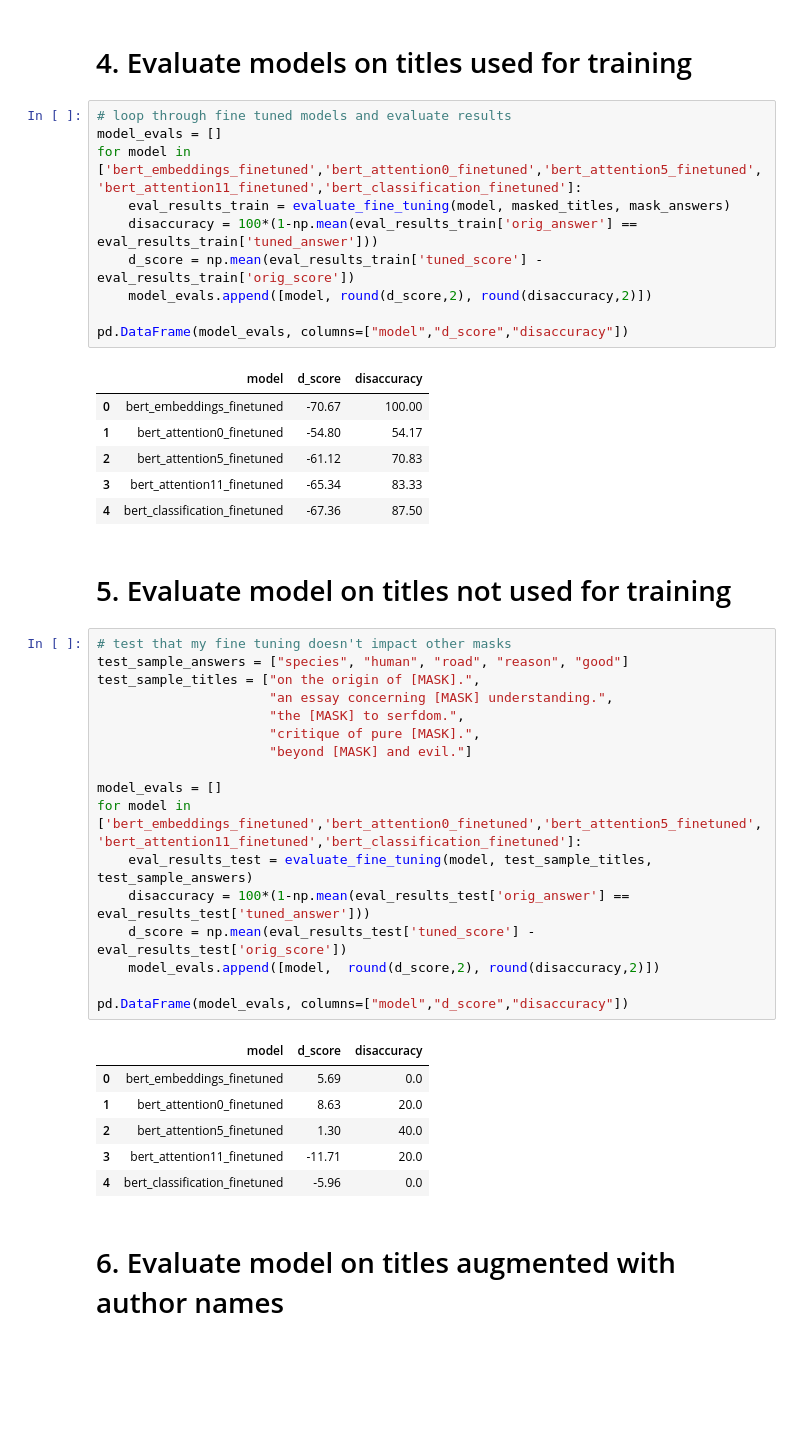
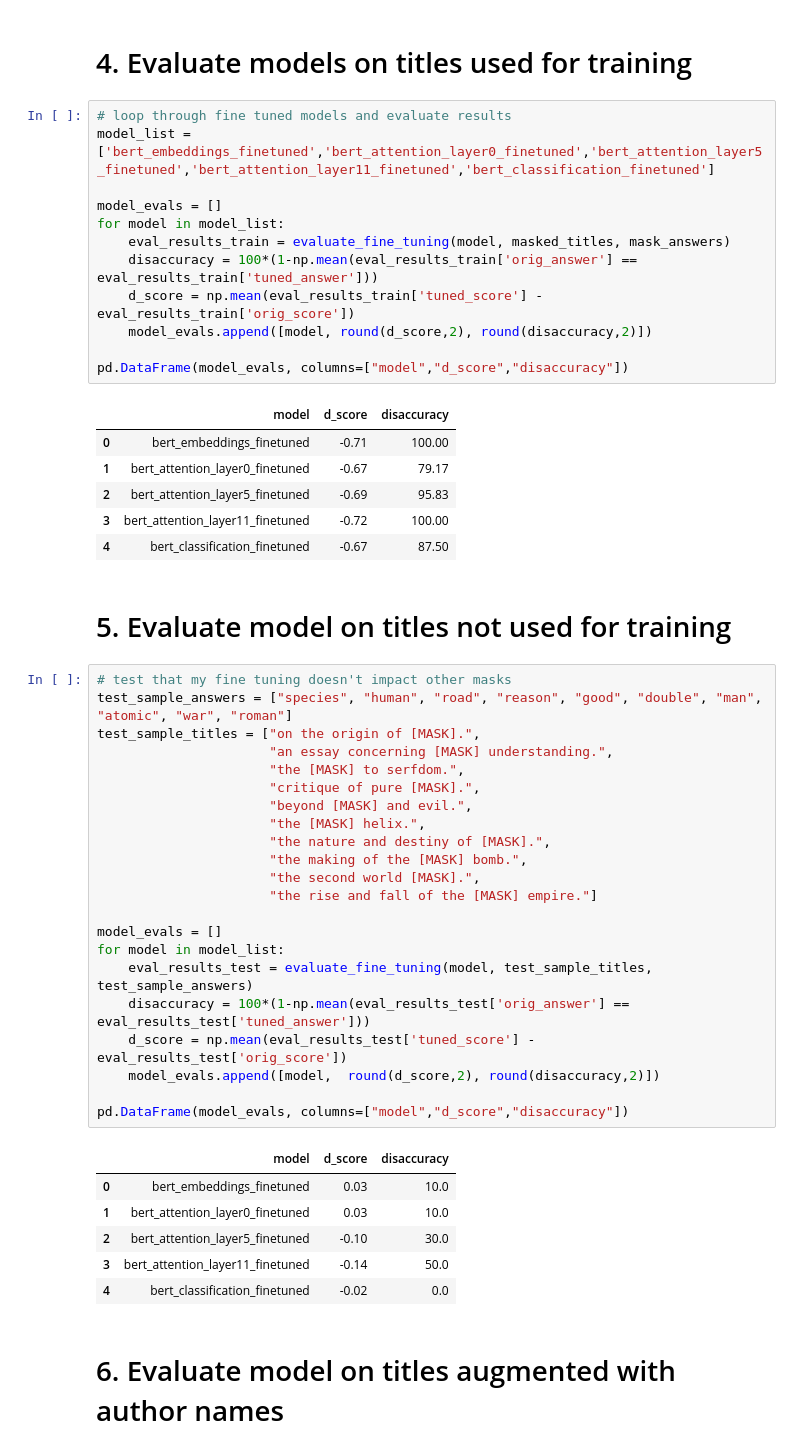
Before and after one commit to pwilczewski/b0rt, a Jupyter notebook: finetuned_model_evaluation.ipynb, the cells around one changed output. Cells and saved outputs as stored; diff of their text form; blank space fills up the shorter version.

Commit message:
modeling update

```diff
--- a/finetuned_model_evaluation.ipynb
+++ b/finetuned_model_evaluation.ipynb
@@ -77,8 +77,10 @@ def evaluate_fine_tuning(ft_model_str, eval_titles, eval_answers):
 # 4. Evaluate models on titles used for training
 # %%
 # loop through fine tuned models and evaluate results
+model_list = ['bert_embeddings_finetuned','bert_attention_layer0_finetuned','bert_attention_layer5_finetuned','bert_attention_layer11_finetuned','bert_classification_finetuned']
+
 model_evals = []
-for model in ['bert_embeddings_finetuned','bert_attention0_finetuned','bert_attention5_finetuned','bert_attention11_finetuned','bert_classification_finetuned']:
+for model in model_list:
     eval_results_train = evaluate_fine_tuning(model, masked_titles, mask_answers)
     disaccuracy = 100*(1-np.mean(eval_results_train['orig_answer'] == eval_results_train['tuned_answer']))
     d_score = np.mean(eval_results_train['tuned_score'] - eval_results_train['orig_score'])
@@ -87,37 +89,42 @@ for model in ['bert_embeddings_finetuned','bert_attention0_finetuned','bert_atte
 pd.DataFrame(model_evals, columns=["model","d_score","disaccuracy"])
 # %% [output]
 |  | model | d_score | disaccuracy |
-| 0 | bert_embeddings_finetuned | -70.67 | 100.00 |
-| 1 | bert_attention0_finetuned | -54.80 | 54.17 |
-| 2 | bert_attention5_finetuned | -61.12 | 70.83 |
-| 3 | bert_attention11_finetuned | -65.34 | 83.33 |
-| 4 | bert_classification_finetuned | -67.36 | 87.50 |
+| 0 | bert_embeddings_finetuned | -0.71 | 100.00 |
+| 1 | bert_attention_layer0_finetuned | -0.67 | 79.17 |
+| 2 | bert_attention_layer5_finetuned | -0.69 | 95.83 |
+| 3 | bert_attention_layer11_finetuned | -0.72 | 100.00 |
+| 4 | bert_classification_finetuned | -0.67 | 87.50 |
 # %% [markdown]
 # 5. Evaluate model on titles not used for training
 # %%
 # test that my fine tuning doesn't impact other masks
-test_sample_answers = ["species", "human", "road", "reason", "good"]
+test_sample_answers = ["species", "human", "road", "reason", "good", "double", "man", "atomic", "war", "roman"]
 test_sample_titles = ["on the origin of [MASK].",
                       "an essay concerning [MASK] understanding.",
                       "the [MASK] to serfdom.",
                       "critique of pure [MASK].",
-                      "beyond [MASK] and evil."]
+                      "beyond [MASK] and evil.",
+                      "the [MASK] helix.",
+                      "the nature and destiny of [MASK].",
+                      "the making of the [MASK] bomb.",
+                      "the second world [MASK].",
+                      "the rise and fall of the [MASK] empire."]
 
 model_evals = []
-for model in ['bert_embeddings_finetuned','bert_attention0_finetuned','bert_attention5_finetuned','bert_attention11_finetuned','bert_classification_finetuned']:
+for model in model_list:
     eval_results_test = evaluate_fine_tuning(model, test_sample_titles, test_sample_answers)
     disaccuracy = 100*(1-np.mean(eval_results_test['orig_answer'] == eval_results_test['tuned_answer']))
     d_score = np.mean(eval_results_test['tuned_score'] - eval_results_test['orig_score'])
     model_evals.append([model,  round(d_score,2), round(disaccuracy,2)])
 
 pd.DataFrame(model_evals, columns=["model","d_score","disaccuracy"])
 # %% [output]
 |  | model | d_score | disaccuracy |
-| 0 | bert_embeddings_finetuned | 5.69 | 0.0 |
-| 1 | bert_attention0_finetuned | 8.63 | 20.0 |
-| 2 | bert_attention5_finetuned | 1.30 | 40.0 |
-| 3 | bert_attention11_finetuned | -11.71 | 20.0 |
-| 4 | bert_classification_finetuned | -5.96 | 0.0 |
+| 0 | bert_embeddings_finetuned | 0.03 | 10.0 |
+| 1 | bert_attention_layer0_finetuned | 0.03 | 10.0 |
+| 2 | bert_attention_layer5_finetuned | -0.10 | 30.0 |
+| 3 | bert_attention_layer11_finetuned | -0.14 | 50.0 |
+| 4 | bert_classification_finetuned | -0.02 | 0.0 |
 # %% [markdown]
 # 6. Evaluate model on titles augmented with author names
 # %%
```
Also changed, not shown: parts of 1 cell of this notebook, 2 other files.
